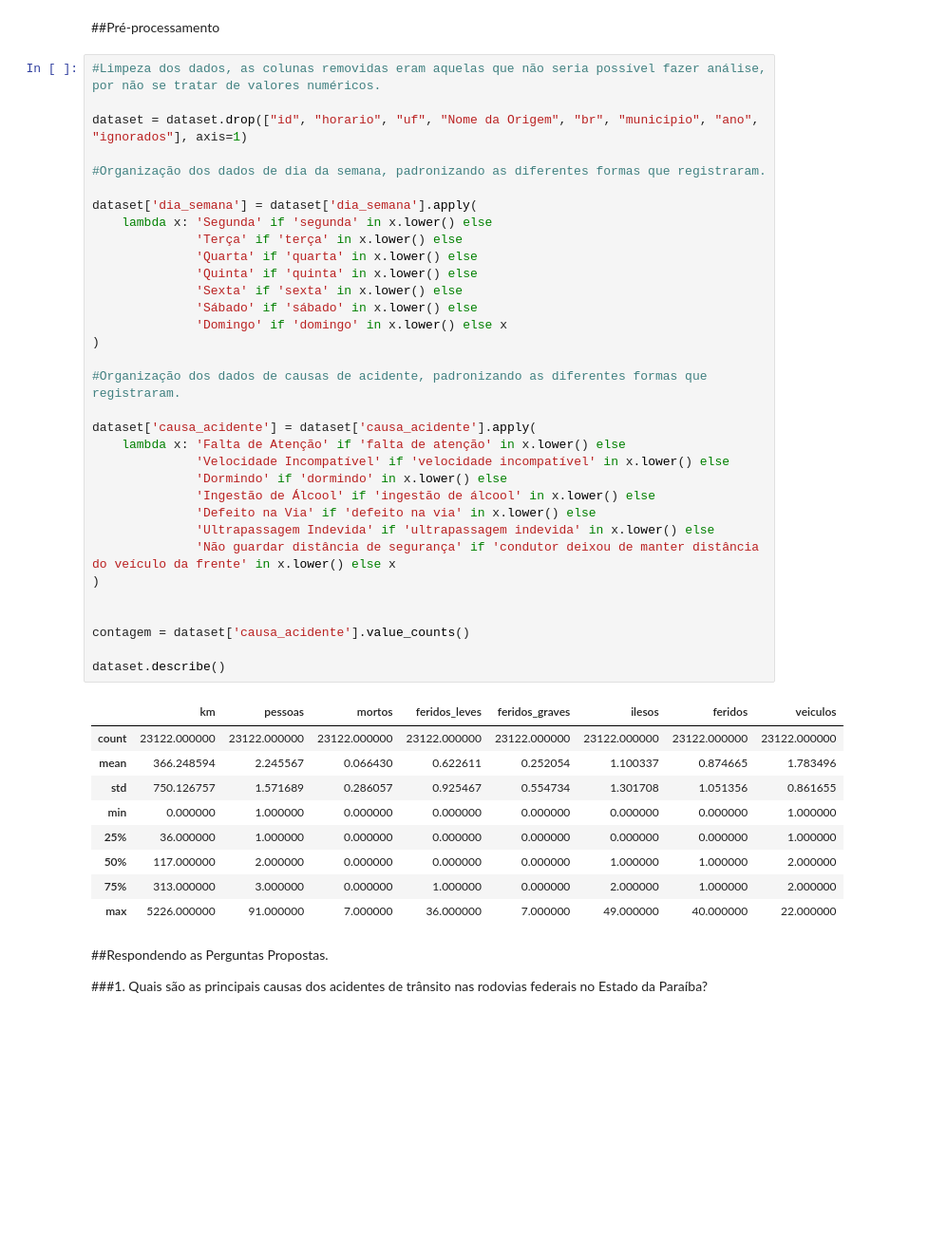
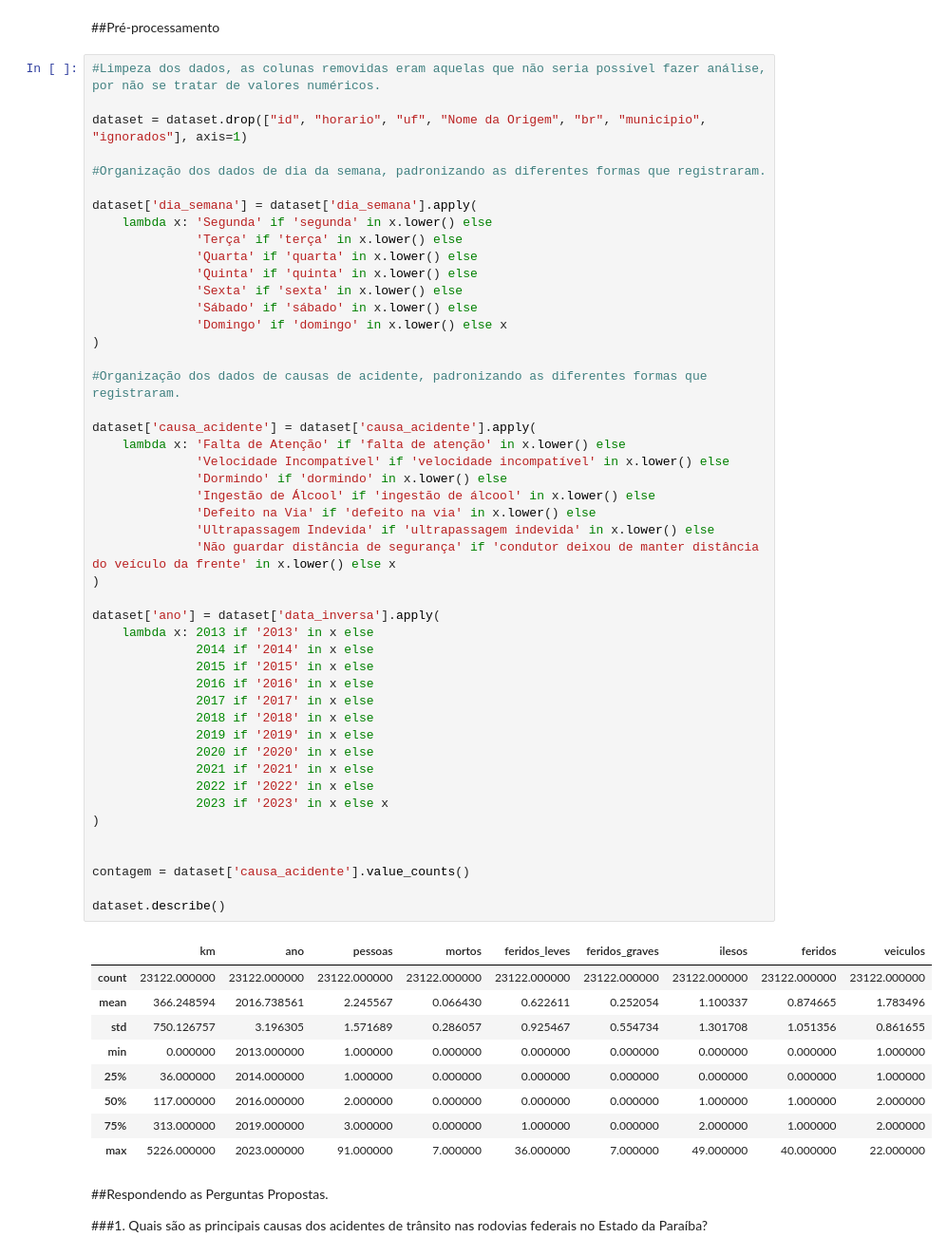
Before and after one commit to EmanuelMMB/Projeto-ICD, a Jupyter notebook: Relatório.ipynb, the cells around one changed output. Shown: that part at 95% size. Drawn from its saved outputs; the diff is of its cells as text; blank space fills up the shorter version.

```diff
--- a/Relatório.ipynb
+++ b/Relatório.ipynb
@@ -49,46 +51,60 @@ dataset = pd.read_csv("https://raw.githubusercontent.com/EmanuelMMB/Projeto-ICD/
 # %%
 #Limpeza dos dados, as colunas removidas eram aquelas que não seria possível fazer análise, por não se tratar de valores numéricos.
 
-dataset = dataset.drop(["id", "horario", "uf", "Nome da Origem", "br", "municipio", "ano", "ignorados"], axis=1)
+dataset = dataset.drop(["id", "horario", "uf", "Nome da Origem", "br", "municipio", "ignorados"], axis=1)
 
 #Organização dos dados de dia da semana, padronizando as diferentes formas que registraram.
 
 dataset['dia_semana'] = dataset['dia_semana'].apply(
     lambda x: 'Segunda' if 'segunda' in x.lower() else
               'Terça' if 'terça' in x.lower() else
               'Quarta' if 'quarta' in x.lower() else
               'Quinta' if 'quinta' in x.lower() else
               'Sexta' if 'sexta' in x.lower() else
               'Sábado' if 'sábado' in x.lower() else
               'Domingo' if 'domingo' in x.lower() else x
 )
 
 #Organização dos dados de causas de acidente, padronizando as diferentes formas que registraram.
 
 dataset['causa_acidente'] = dataset['causa_acidente'].apply(
     lambda x: 'Falta de Atenção' if 'falta de atenção' in x.lower() else
               'Velocidade Incompatível' if 'velocidade incompatível' in x.lower() else
               'Dormindo' if 'dormindo' in x.lower() else
               'Ingestão de Álcool' if 'ingestão de álcool' in x.lower() else
               'Defeito na Via' if 'defeito na via' in x.lower() else
               'Ultrapassagem Indevida' if 'ultrapassagem indevida' in x.lower() else
               'Não guardar distância de segurança' if 'condutor deixou de manter distância do veículo da frente' in x.lower() else x
 )
 
+dataset['ano'] = dataset['data_inversa'].apply(
+    lambda x: 2013 if '2013' in x else
+              2014 if '2014' in x else
+              2015 if '2015' in x else
+              2016 if '2016' in x else
+              2017 if '2017' in x else
+              2018 if '2018' in x else
+              2019 if '2019' in x else
+              2020 if '2020' in x else
+              2021 if '2021' in x else
+              2022 if '2022' in x else
+              2023 if '2023' in x else x
+)
+
 
 contagem = dataset['causa_acidente'].value_counts()
 
 dataset.describe()
 # %% [output]
-|  | km | pessoas | mortos | feridos_leves | feridos_graves | ilesos | feridos | veiculos |
-| count | 23122.000000 | 23122.000000 | 23122.000000 | 23122.000000 | 23122.000000 | 23122.000000 | 23122.000000 | 23122.000000 |
-| mean | 366.248594 | 2.245567 | 0.066430 | 0.622611 | 0.252054 | 1.100337 | 0.874665 | 1.783496 |
-| std | 750.126757 | 1.571689 | 0.286057 | 0.925467 | 0.554734 | 1.301708 | 1.051356 | 0.861655 |
-| min | 0.000000 | 1.000000 | 0.000000 | 0.000000 | 0.000000 | 0.000000 | 0.000000 | 1.000000 |
-| 25% | 36.000000 | 1.000000 | 0.000000 | 0.000000 | 0.000000 | 0.000000 | 0.000000 | 1.000000 |
-| 50% | 117.000000 | 2.000000 | 0.000000 | 0.000000 | 0.000000 | 1.000000 | 1.000000 | 2.000000 |
-| 75% | 313.000000 | 3.000000 | 0.000000 | 1.000000 | 0.000000 | 2.000000 | 1.000000 | 2.000000 |
-| max | 5226.000000 | 91.000000 | 7.000000 | 36.000000 | 7.000000 | 49.000000 | 40.000000 | 22.000000 |
+|  | km | ano | pessoas | mortos | feridos_leves | feridos_graves | ilesos | feridos | veiculos |
+| count | 23122.000000 | 23122.000000 | 23122.000000 | 23122.000000 | 23122.000000 | 23122.000000 | 23122.000000 | 23122.000000 | 23122.000000 |
+| mean | 366.248594 | 2016.738561 | 2.245567 | 0.066430 | 0.622611 | 0.252054 | 1.100337 | 0.874665 | 1.783496 |
+| std | 750.126757 | 3.196305 | 1.571689 | 0.286057 | 0.925467 | 0.554734 | 1.301708 | 1.051356 | 0.861655 |
+| min | 0.000000 | 2013.000000 | 1.000000 | 0.000000 | 0.000000 | 0.000000 | 0.000000 | 0.000000 | 1.000000 |
+| 25% | 36.000000 | 2014.000000 | 1.000000 | 0.000000 | 0.000000 | 0.000000 | 0.000000 | 0.000000 | 1.000000 |
+| 50% | 117.000000 | 2016.000000 | 2.000000 | 0.000000 | 0.000000 | 0.000000 | 1.000000 | 1.000000 | 2.000000 |
+| 75% | 313.000000 | 2019.000000 | 3.000000 | 0.000000 | 1.000000 | 0.000000 | 2.000000 | 1.000000 | 2.000000 |
+| max | 5226.000000 | 2023.000000 | 91.000000 | 7.000000 | 36.000000 | 7.000000 | 49.000000 | 40.000000 | 22.000000 |
 # %% [markdown]
 ##Respondendo as Perguntas Propostas.
 
```
Also changed, not shown: parts of 5 cells of this notebook, 1 other file.
